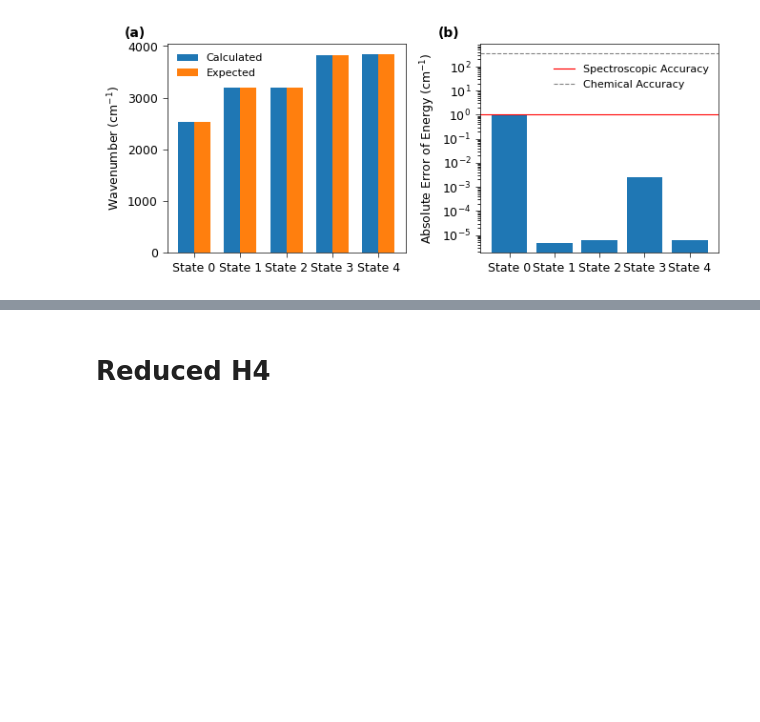
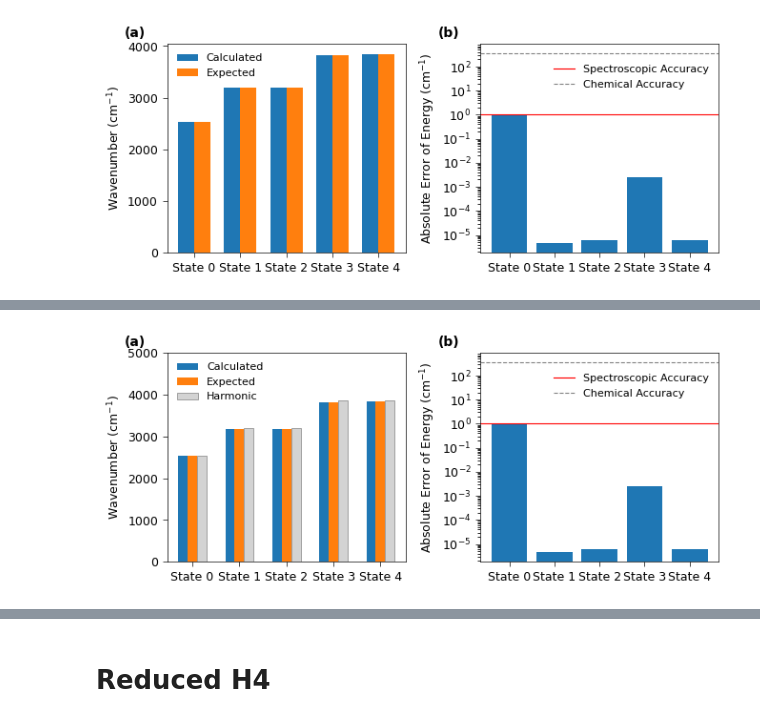
Before and after one commit to sdonglab/QumVQD, a Jupyter notebook: notebooks/Manuscript_Plotting.ipynb, the cells around one changed output, grey strips where cells are left out. Cells and saved outputs as stored; diff of their text form; code cells hidden in the pictures; blank space fills up the shorter version.

```diff
--- a/notebooks/Manuscript_Plotting.ipynb
+++ b/notebooks/Manuscript_Plotting.ipynb
@@ -249,0 +279,57 @@ plt.show()
+# %%
+if name == 'H2S':
+    max_idx = 5
+elif name == 'CO2':
+    max_idx = 5
+
+en_subset = en[:max_idx]
+expected_subset = expected[:max_idx]
+harmonic_subset = harmonic[:max_idx]
+errors = [abs(en_subset[i] - expected_subset[i]) for i in range(max_idx)]
+
+labels = [f'State {i}' for i in range(max_idx)]
+x = np.arange(max_idx)
+width = 0.2
+
+fig, (ax1, ax2) = plt.subplots(1, 2, figsize=FIGURESIZE)
+
+# --- Panel (a): Energies ---
+# ax1.bar(x - width/2, en_subset, width, label='Calculated')
+# ax1.bar(x + width/2, expected_subset, width, label='Expected')
+
+ax1.bar(x - width, en_subset, width, label='Calculated')
+ax1.bar(x,         expected_subset, width, label='Expected')
+ax1.bar(x + width, harmonic_subset, width, label='Harmonic',
+        color='lightgrey', edgecolor='grey', linewidth=0.5)
+
+ax1.set_ylabel(r'Wavenumber (cm$^{-1}$)', fontsize=fontsize)
+ax1.set_xticks(x)
+ax1.set_xticklabels(labels, fontsize=fontsize)
+ax1.tick_params(axis='y', labelsize=fontsize)
+ax1.legend(fontsize=fontsize - 1, frameon=False)
+ax1.text(-0.18, 1.02, '(a)', transform=ax1.transAxes,
+         fontsize=fontsize + 1, fontweight='bold', va='bottom', ha='left')
+if name == 'CO2':
+    ax1.set_ylim(0, 5000)
+
+# --- Panel (b): Errors ---
+ax2.bar(x, errors)
+ax2.set_yscale('log')
+ax2.set_ylabel(r'Absolute Error of Energy (cm$^{-1}$)', fontsize=fontsize)
+ax2.set_xticks(x)
+ax2.set_xticklabels(labels, fontsize=fontsize)
+ax2.tick_params(axis='y', labelsize=fontsize)
+
+ax2.axhline(y=1, color='r', linestyle='-', linewidth=0.8,
+            label='Spectroscopic Accuracy')
+ax2.axhline(y=350, color='grey', linestyle='--', linewidth=0.8,
+            label='Chemical Accuracy')
+ax2.legend(fontsize=fontsize - 1, frameon=False, loc='upper right', bbox_to_anchor=(1.0, .945))
+ax2.text(-0.18, 1.02, '(b)', transform=ax2.transAxes,
+         fontsize=fontsize + 1, fontweight='bold', va='bottom', ha='left')
+
+fig.tight_layout()
+# fig.savefig(f'Plots/{name}_Energies_and_Errors{FILETYPE}', dpi=600, bbox_inches='tight')
+plt.show()
+# %% [output]
+[figure, added]
```
Also changed, not shown: parts of 9 cells of this notebook.
